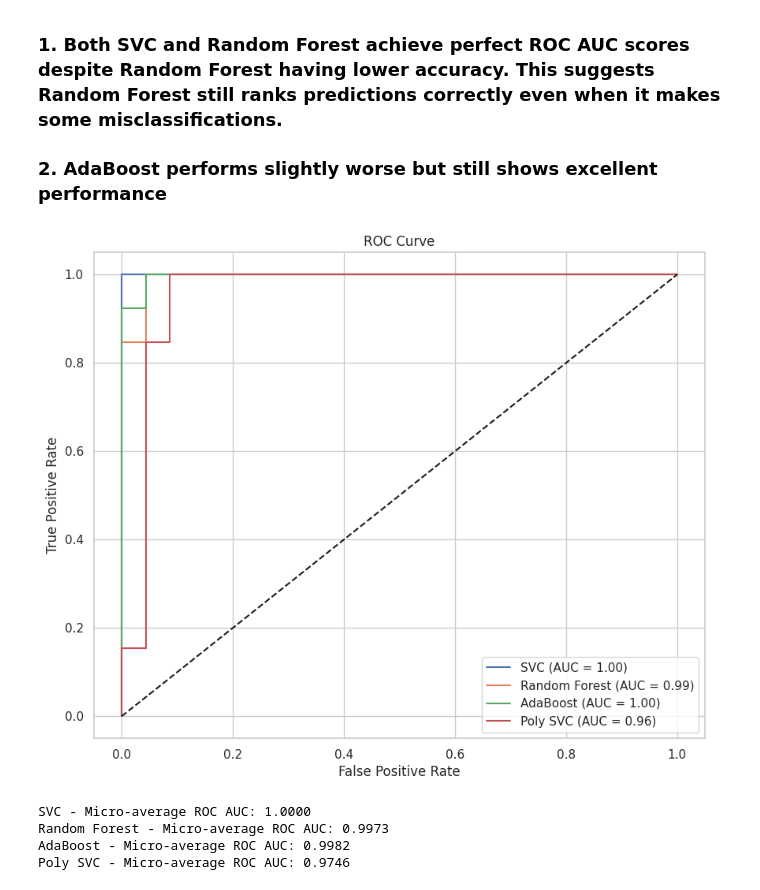
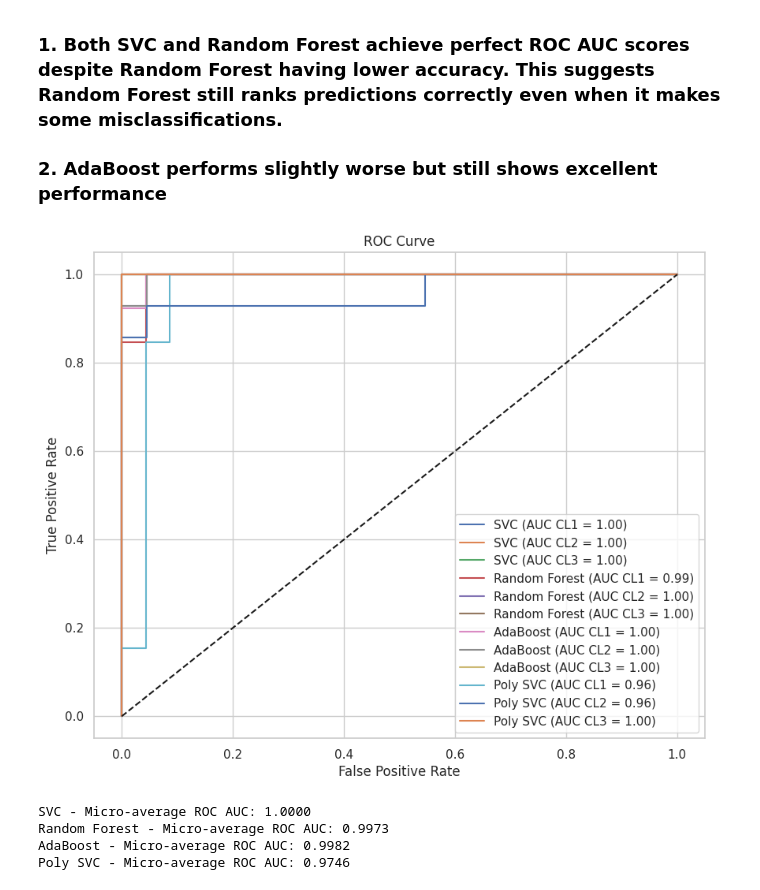
Before and after one commit to Trolann/cmpe188-assignments, a Jupyter notebook: svm_homework/svm_homework.ipynb, the cells around one changed output. Drawn from its saved outputs; the diff is of its cells as text; code cells hidden in the pictures.

```diff
--- a/svm_homework/svm_homework.ipynb
+++ b/svm_homework/svm_homework.ipynb
@@ -265,35 +265,39 @@ plt.figure(figsize=(10, 8))
 for name, model in models:
     # Getting probabilities
     y_score = model.predict_proba(X_test)
 
     # Compute ROC curve and ROC area for each class
     fpr = dict()
     tpr = dict()
     roc_auc = dict()
 
     for i in range(n_classes):
         fpr[i], tpr[i], _ = roc_curve(y_test_bin[:, i], y_score[:, i])
         roc_auc[i] = auc(fpr[i], tpr[i])
 
     # Plot ROC for the first class as an example
-    plt.plot(fpr[0], tpr[0], label=f'{name} (AUC = {roc_auc[0]:.2f})')
+    # plt.plot(fpr[0], tpr[0], label=f'{name} (AUC = {roc_auc[0]:.2f})')
+    # Plot ROC for all classes
+    plt.plot(fpr[0], tpr[0], label=f'{name} (AUC CL1 = {roc_auc[0]:.2f})')
+    plt.plot(fpr[1], tpr[1], label=f'{name} (AUC CL2 = {roc_auc[1]:.2f})')
+    plt.plot(fpr[2], tpr[2], label=f'{name} (AUC CL3 = {roc_auc[2]:.2f})')
 
 plt.plot([0, 1], [0, 1], 'k--')
 plt.xlabel('False Positive Rate')
 plt.ylabel('True Positive Rate')
 plt.title('ROC Curve')
 plt.legend(loc='lower right')
 plt.show()
 
 # Calculate micro-average ROC curve and ROC area (will average performance across all classes)
 for name, model in models:
     y_score = model.predict_proba(X_test)
     y_pred = model.predict(X_test)
 
     # Calculate and print micro-average ROC AUC score
     print(f"{name} - Micro-average ROC AUC: {roc_auc_score(Y_test, y_score, multi_class='ovo'):.4f}")
 # %% [output]
-[figure, old version]
+[figure, new version]
 SVC - Micro-average ROC AUC: 1.0000
 Random Forest - Micro-average ROC AUC: 0.9973
 AdaBoost - Micro-average ROC AUC: 0.9982
```
